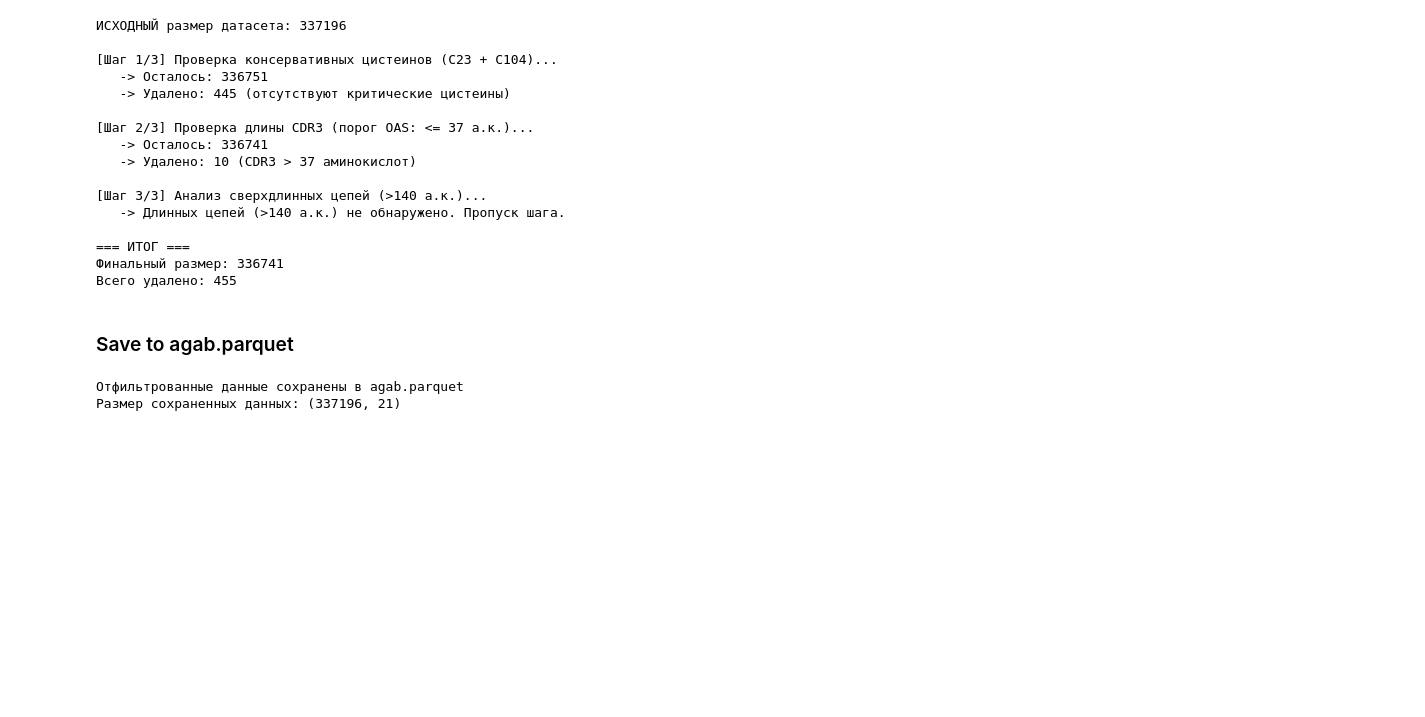
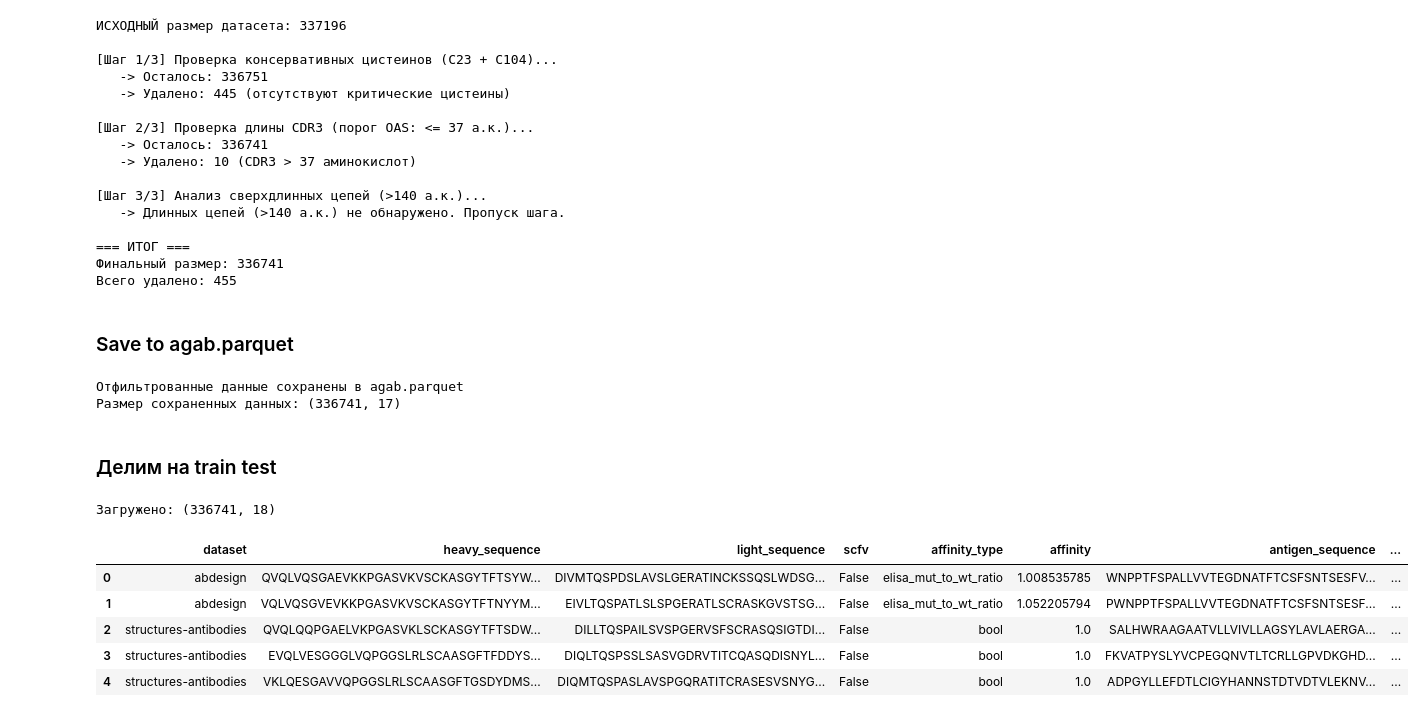
Before and after one commit to younggod2/llm-antibody-fv-generation, a Jupyter notebook: data/01_data_processing.ipynb, the cells around one changed output. Drawn from its saved outputs; the diff is of its cells as text; code cells hidden in the pictures; blank space fills up the shorter version.

Commit message:
add mmseq

```diff
--- a/data/01_data_processing.ipynb
+++ b/data/01_data_processing.ipynb
@@ -742,17 +747,37 @@ print(f"Всего удалено: {len(agab_df) - len(agab_filtered)}")
 # %% [markdown]
 ### Save to agab.parquet
 # %%
-# Сохраняем датафрейм для использования в других ноутбуках
+# Сохраняем датафрейм в .parquet
 output_path = 'agab.parquet'
+df = agab_filtered
 
 # Fix mixed types for Parquet export
 # 'affinity' contains both numbers and strings (e.g. 'h'), so we must save as string
-agab_filtered['affinity'] = agab_filtered['affinity'].astype(str)
-agab_filtered['processed_measurement'] = agab_filtered['processed_measurement'].astype(str)
+df['affinity'] = df['affinity'].astype(str)
+df['processed_measurement'] = df['processed_measurement'].astype(str)
 
-agab_filtered.to_parquet(output_path, index=False, engine='pyarrow')
+df.to_parquet(output_path, index=False, engine='pyarrow')
 print(f"Отфильтрованные данные сохранены в {output_path}")
-print(f"Размер сохраненных данных: {agab_df.shape}")
+print(f"Размер сохраненных данных: {df.shape}")
 # %% [output]
 Отфильтрованные данные сохранены в agab.parquet
-Размер сохраненных данных: (337196, 21)
+Размер сохраненных данных: (336741, 17)
+# %% [markdown]
+### Делим на train test
+# %%
+import pandas as pd
+
+# Загружаем из agab_mmseq.parquet
+agab_mmseq = pd.read_parquet('agab_mmseq.parquet', engine='pyarrow')
+print(f"Загружено: {agab_mmseq.shape}")
+# %% [output]
+Загружено: (336741, 18)
+# %%
+agab_mmseq.head()
+# %% [output]
+|  | dataset | heavy_sequence | light_sequence | scfv | affinity_type | affinity | antigen_sequence | ... |
+| 0 | abdesign | QVQLVQSGAEVKKPGASVKVSCKASGYTFTSYW... | DIVMTQSPDSLAVSLGERATINCKSSQSLWDSG... | False | elisa_mut_to_wt_ratio | 1.008535785 | WNPPTFSPALLVVTEGDNATFTCSFSNTSESFV... | ... |
+| 1 | abdesign | VQLVQSGVEVKKPGASVKVSCKASGYTFTNYYM... | EIVLTQSPATLSLSPGERATLSCRASKGVSTSG... | False | elisa_mut_to_wt_ratio | 1.052205794 | PWNPPTFSPALLVVTEGDNATFTCSFSNTSESF... | ... |
+| 2 | structures-antibodies | QVQLQQPGAELVKPGASVKLSCKASGYTFTSDW... | DILLTQSPAILSVSPGERVSFSCRASQSIGTDI... | False | bool | 1.0 | SALHWRAAGAATVLLVIVLLAGSYLAVLAERGA... | ... |
+| 3 | structures-antibodies | EVQLVESGGGLVQPGGSLRLSCAASGFTFDDYS... | DIQLTQSPSSLSASVGDRVTITCQASQDISNYL... | False | bool | 1.0 | FKVATPYSLYVCPEGQNVTLTCRLLGPVDKGHD... | ... |
+| 4 | structures-antibodies | VKLQESGAVVQPGGSLRLSCAASGFTGSDYDMS... | DIQMTQSPASLAVSPGQRATITCRASESVSNYG... | False | bool | 1.0 | ADPGYLLEFDTLCIGYHANNSTDTVDTVLEKNV... | ... |
```
Also changed, not shown: parts of 4 cells of this notebook, 10 other files.
